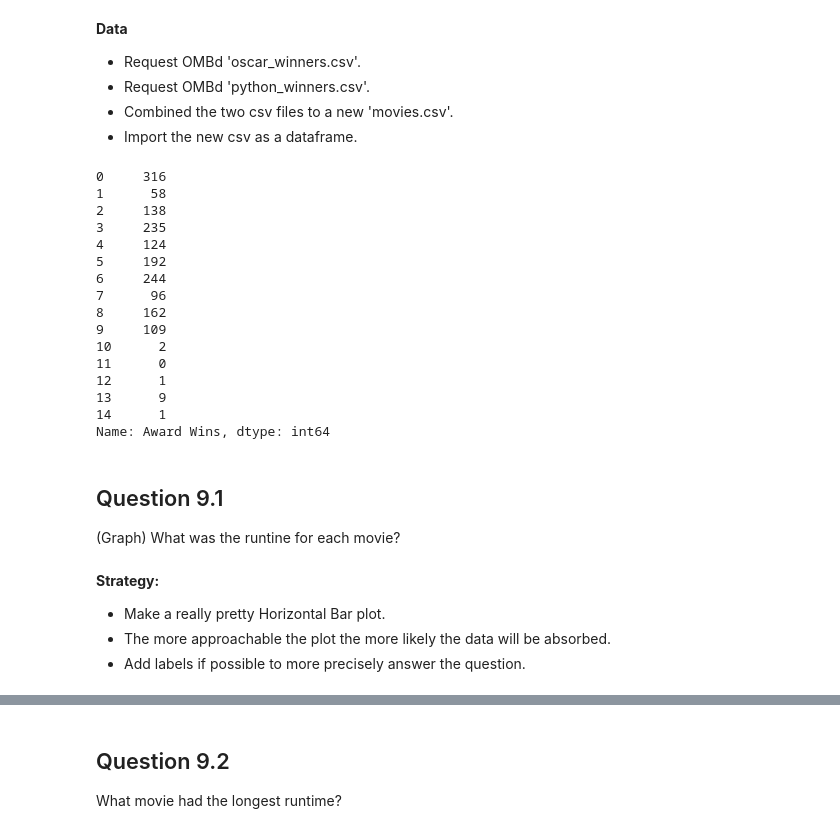
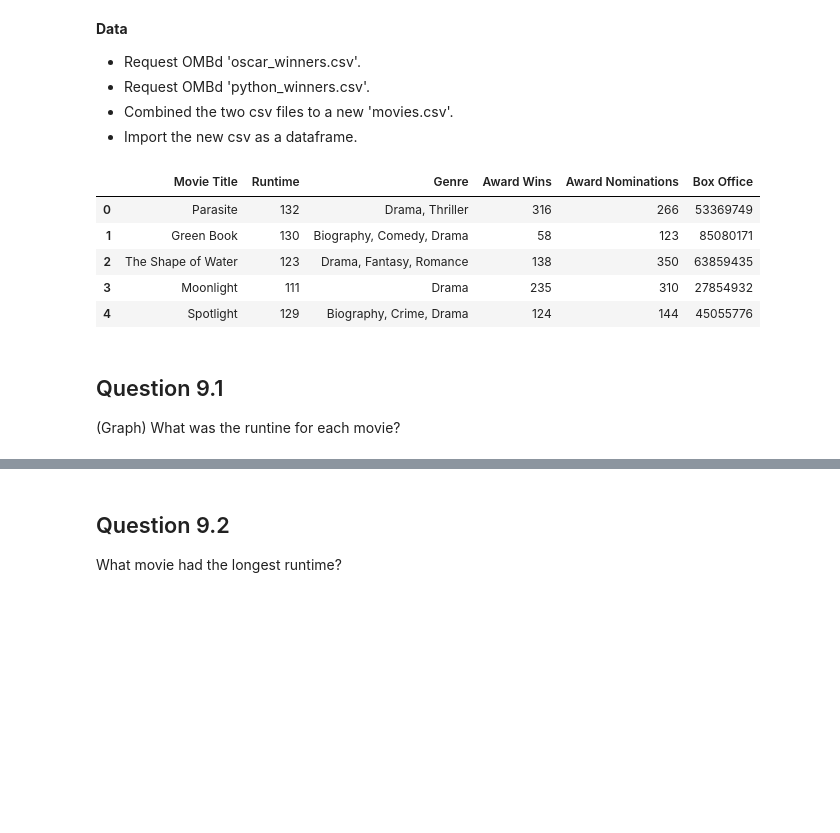
Before and after one commit to dtoshm/data_project_eight, a Jupyter notebook: movie_analysis.ipynb, the cells around one changed output, grey strips where cells are left out. Saved outputs shown, nothing was run; the diff lists cells and outputs as text; code cells hidden in the pictures; blank space fills up the shorter version.

Commit message:
1.5 - Redid most of Question 9

```diff
--- a/movie_analysis.ipynb
+++ b/movie_analysis.ipynb
@@ -22,30 +22,16 @@ sns.set_theme()
 # %%
 project_movies = mrs.res_omdb_data('oscar_winners.csv')
 python_movies = mrs.res_omdb_data('python_winners.csv')
 mrs.save_to_csv('movies.csv', project_movies + python_movies)
 movies = pd.read_csv('data/movies.csv')
+movies.head()
 # %% [output]
-0     316
-1      58
-2     138
-3     235
-4     124
-5     192
-6     244
-7      96
-8     162
-9     109
-10      2
-11      0
-12      1
-13      9
-14      1
-Name: Award Wins, dtype: int64
+|  | Movie Title | Runtime | Genre | Award Wins | Award Nominations | Box Office |
+| 0 | Parasite | 132 | Drama, Thriller | 316 | 266 | 53369749 |
+| 1 | Green Book | 130 | Biography, Comedy, Drama | 58 | 123 | 85080171 |
+| 2 | The Shape of Water | 123 | Drama, Fantasy, Romance | 138 | 350 | 63859435 |
+| 3 | Moonlight | 111 | Drama | 235 | 310 | 27854932 |
+| 4 | Spotlight | 129 | Biography, Crime, Drama | 124 | 144 | 45055776 |
 # %% [markdown]
 ## Question 9.1
 (Graph) What was the runtine for each movie?
-# %% [markdown]
-**Strategy:**
-- Make a really pretty Horizontal Bar plot.
-- The more approachable the plot the more likely the data will be absorbed.
-- Add labels if possible to more precisely answer the question.
```
Also changed, not shown: parts of 4 cells of this notebook.
